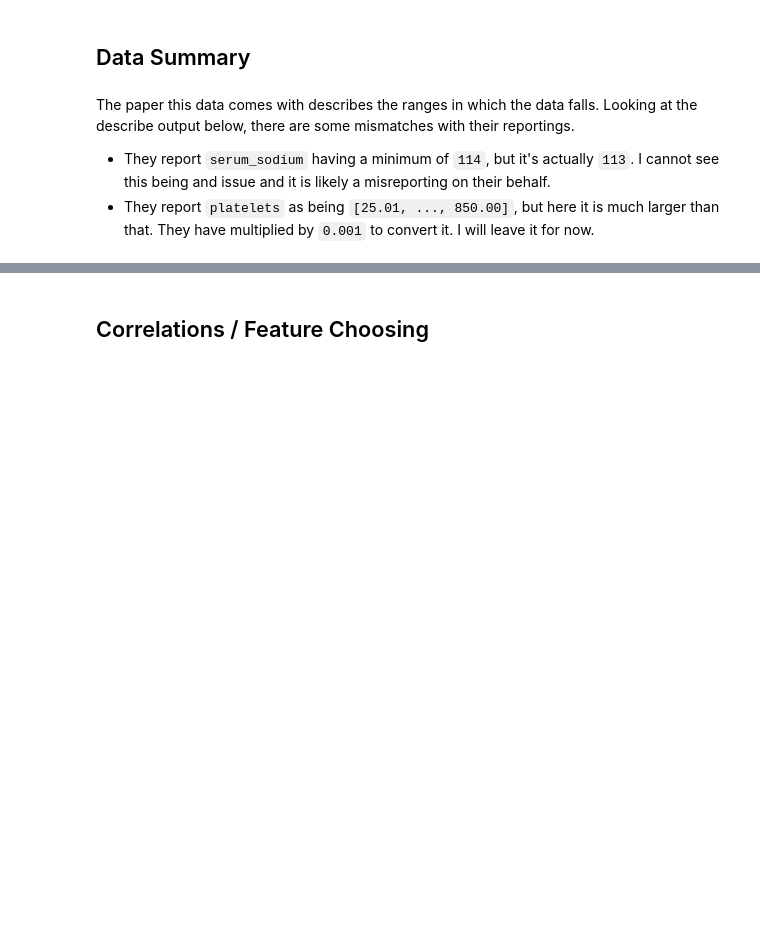
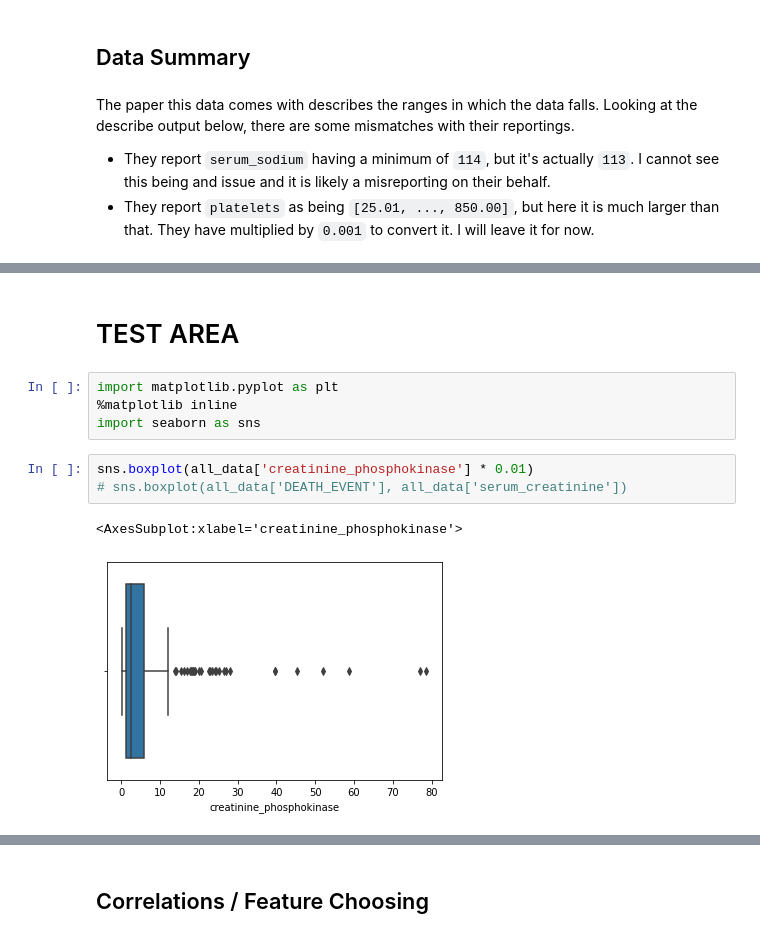
Before and after one commit to KasumiL5x/bu-postdoc-test, a Jupyter notebook: heartfail.ipynb, the cells around one changed output, grey strips where cells are left out. Drawn from its saved outputs; the diff is of its cells as text; blank space fills up the shorter version.

```diff
--- a/heartfail.ipynb
+++ b/heartfail.ipynb
@@ -132,3 +137,15 @@ all_data.describe()
 | 50% | 60.000000 | 0.000000 | 250.000000 | 0.000000 | 38.000000 | 0.000000 | 262000.000000 | ... |
 | 75% | 70.000000 | 1.000000 | 582.000000 | 1.000000 | 45.000000 | 1.000000 | 303500.000000 | ... |
 | max | 95.000000 | 1.000000 | 7861.000000 | 1.000000 | 80.000000 | 1.000000 | 850000.000000 | ... |
+# %% [markdown]
+# TEST AREA
+# %%
+import matplotlib.pyplot as plt
+%matplotlib inline
+import seaborn as sns
+# %%
+sns.boxplot(all_data['creatinine_phosphokinase'] * 0.01)
+# sns.boxplot(all_data['DEATH_EVENT'], all_data['serum_creatinine'])
+# %% [output]
+<AxesSubplot:xlabel='creatinine_phosphokinase'>
+[figure, added]
```
Also changed, not shown: parts of 3 cells of this notebook.
